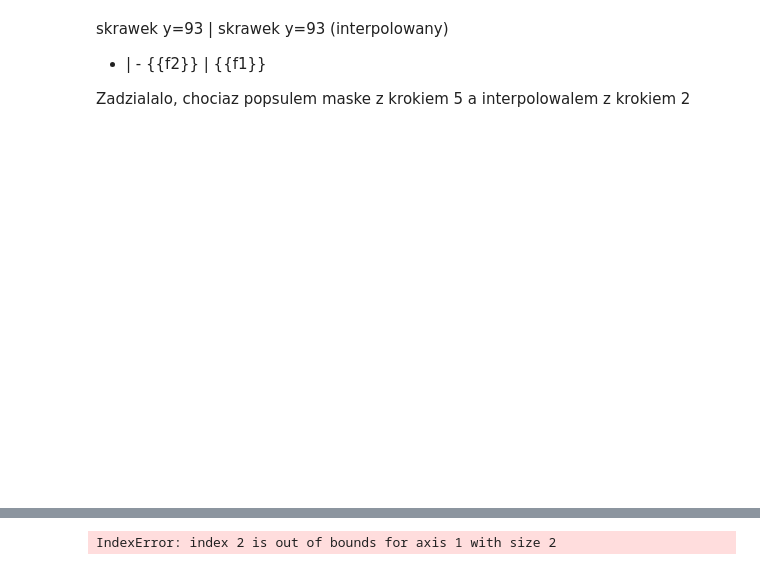
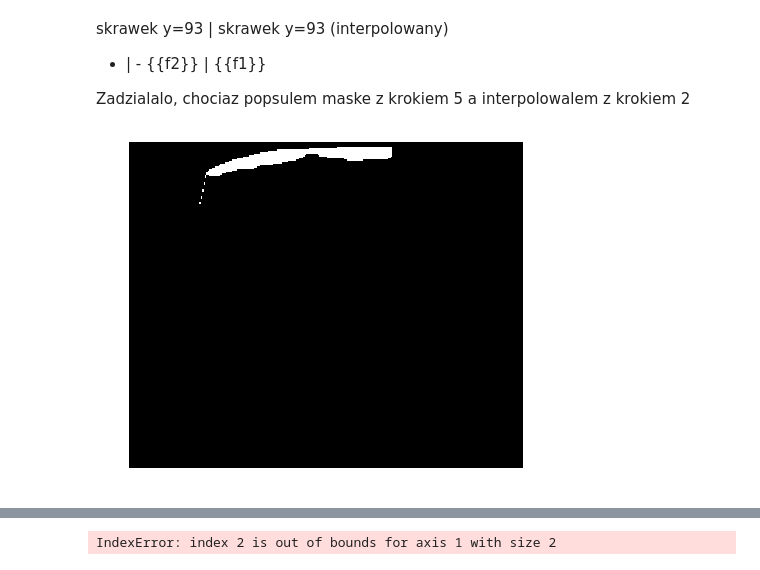
Before and after one commit to michalstepniewski/symmetry, a Jupyter notebook: Interpolation-cd-20180311.ipynb, the cells around one changed output, grey strips where cells are left out. Drawn from its saved outputs; the diff is of its cells as text; code cells hidden in the pictures.

```diff
--- a/Interpolation-cd-20180311.ipynb
+++ b/Interpolation-cd-20180311.ipynb
@@ -106,6 +106,6 @@ skrawek y=93  | skrawek y=93 (interpolowany)
 
 Zadzialalo, chociaz popsulem maske z krokiem 5 a interpolowalem z krokiem 2
 # %%
-show(con_interp[:,94,:])
+show(np.nan_to_num(con_interp[:,96,:]))
 # %% [output]
-[figure, old version]
+[figure, new version]
```
Also changed, not shown: parts of 2 cells of this notebook, 11 other files.
